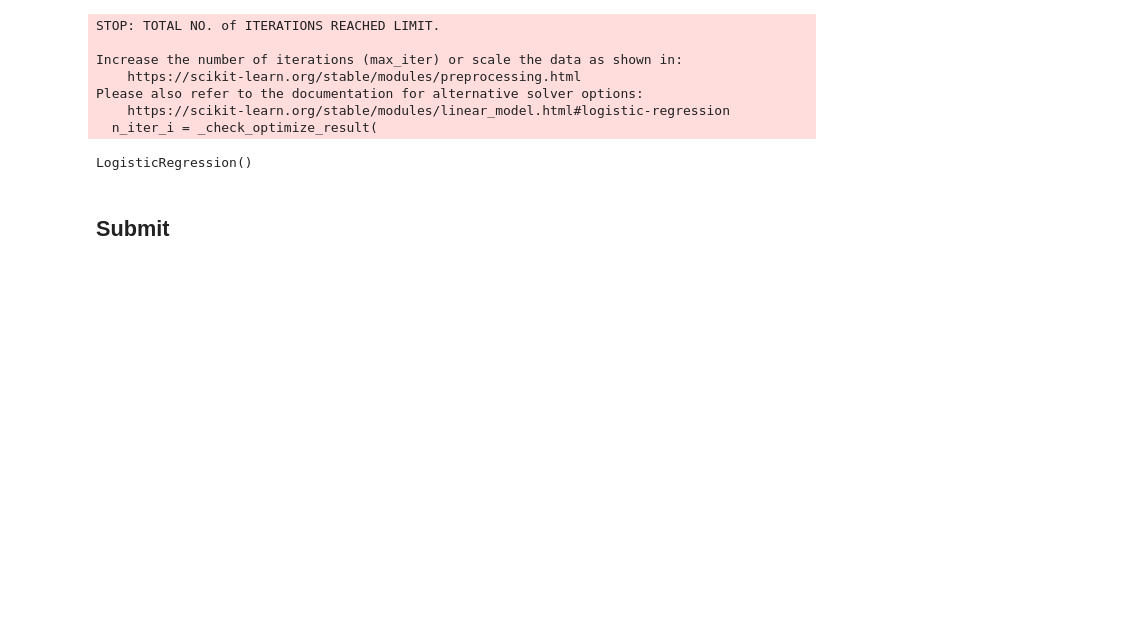
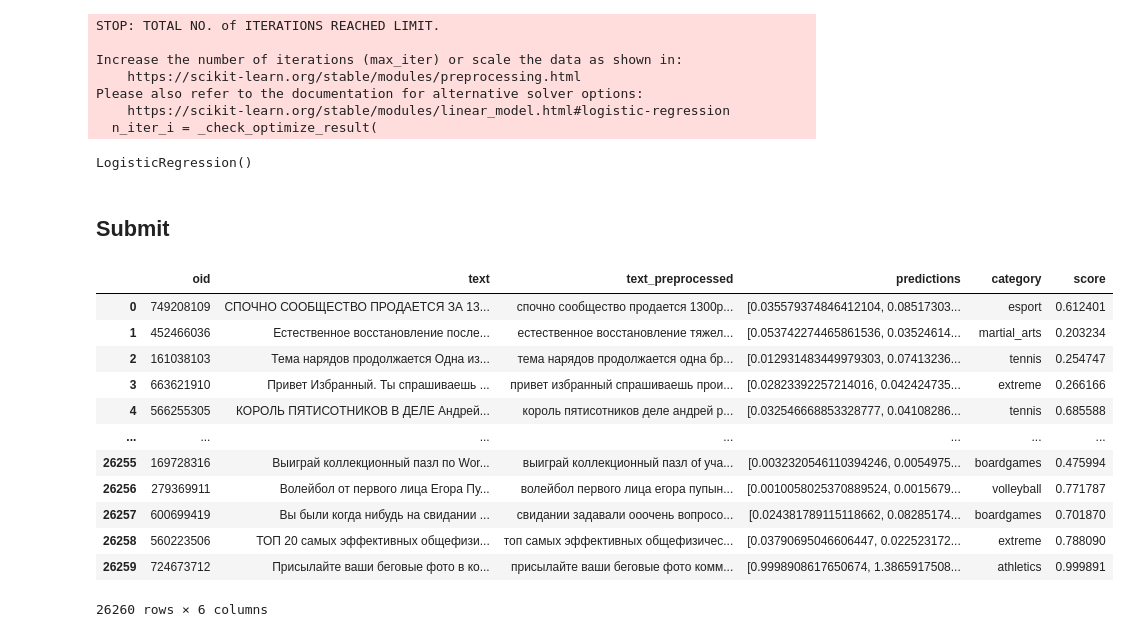
Before and after one commit to vladislavkruglikov/classifier, a Jupyter notebook: notebooks/example.ipynb, the cells around one changed output. Saved outputs shown, nothing was run; the diff lists cells and outputs as text; code cells hidden in the pictures; blank space fills up the shorter version.

```diff
--- a/notebooks/example.ipynb
+++ b/notebooks/example.ipynb
@@ -82,3 +84,19 @@ hidden["predictions"] = list(hidden_predictions)
 hidden["category"] = hidden["predictions"].apply(lambda predictions: model.classes_[predictions.argmax()])
 # %%
 hidden["score"] = hidden["predictions"].apply(max)
+# %%
+hidden
+# %% [output]
+|  | oid | text | text_preprocessed | predictions | category | score |
+| 0 | 749208109 | СПОЧНО СООБЩЕСТВО ПРОДАЕТСЯ ЗА 13... | спочно сообщество продается 1300р... | [0.035579374846412104, 0.08517303... | esport | 0.612401 |
+| 1 | 452466036 | Естественное восстановление после... | естественное восстановление тяжел... | [0.053742274465861536, 0.03524614... | martial_arts | 0.203234 |
+| 2 | 161038103 | Тема нарядов продолжается Одна из... | тема нарядов продолжается одна бр... | [0.012931483449979303, 0.07413236... | tennis | 0.254747 |
+| 3 | 663621910 | Привет Избранный. Ты спрашиваешь ... | привет избранный спрашиваешь прои... | [0.02823392257214016, 0.042424735... | extreme | 0.266166 |
+| 4 | 566255305 | КОРОЛЬ ПЯТИСОТНИКОВ В ДЕЛЕ Андрей... | король пятисотников деле андрей р... | [0.032546668853328777, 0.04108286... | tennis | 0.685588 |
+| ... | ... | ... | ... | ... | ... | ... |
+| 26255 | 169728316 | Выиграй коллекционный пазл по Wor... | выиграй коллекционный пазл оf уча... | [0.0032320546110394246, 0.0054975... | boardgames | 0.475994 |
+| 26256 | 279369911 | Волейбол от первого лица Егора Пу... | волейбол первого лица егора пупын... | [0.0010058025370889524, 0.0015679... | volleyball | 0.771787 |
+| 26257 | 600699419 | Вы были когда нибудь на свидании ... | свидании задавали ооочень вопросо... | [0.024381789115118662, 0.08285174... | boardgames | 0.701870 |
+| 26258 | 560223506 | ТОП 20 самых эффективных общефизи... | топ самых эффективных общефизичес... | [0.03790695046606447, 0.022523172... | extreme | 0.788090 |
+| 26259 | 724673712 | Присылайте ваши беговые фото в ко... | присылайте ваши беговые фото комм... | [0.9998908617650674, 1.3865917508... | athletics | 0.999891 |
+26260 rows × 6 columns
```
Also changed, not shown: parts of 6 cells of this notebook, 2 other files.
